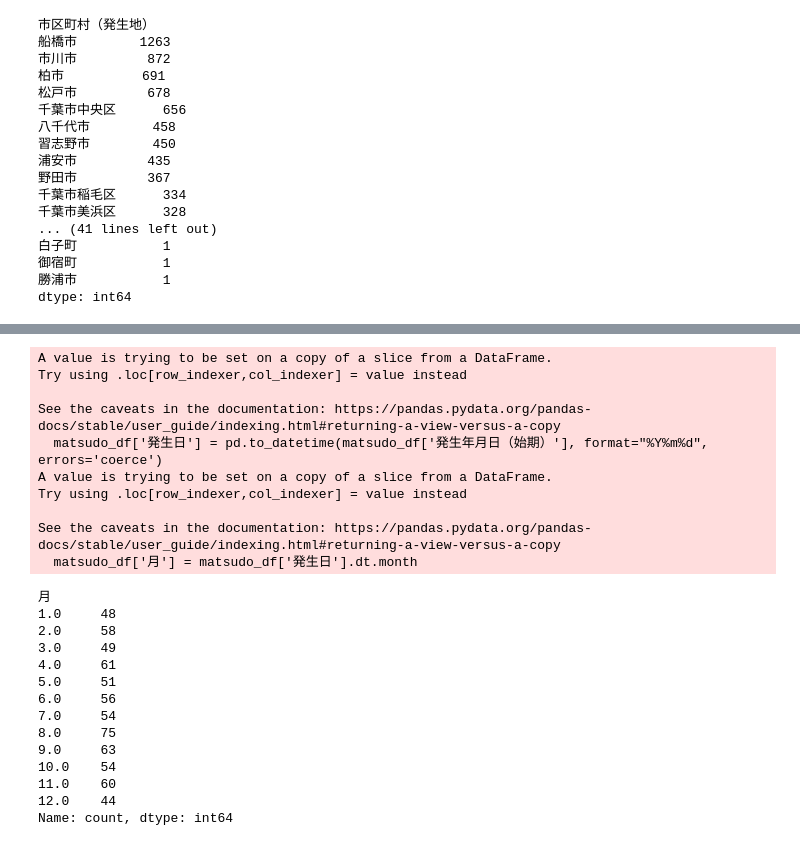
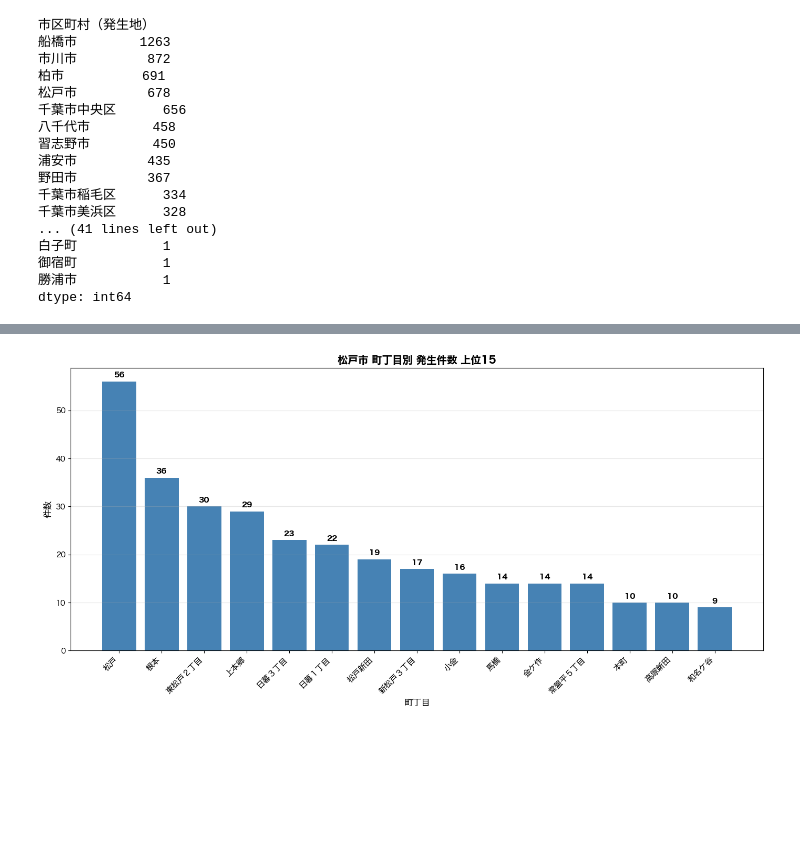
Before and after one commit to a250927s-create/me, a Jupyter notebook: week8/jitensha.ipynb, the cells around one changed output, grey strips where cells are left out. Drawn from its saved outputs; the diff is of its cells as text; code cells hidden in the pictures; blank space fills up the shorter version.

```diff
--- a/week8/jitensha.ipynb
+++ b/week8/jitensha.ipynb
@@ -1,5 +1,8 @@
 # %%
 import pandas as pd
+import matplotlib.pyplot as plt
+# fix japanese font issue for mac
+plt.rcParams['font.family'] = 'Hiragino Sans'
 
 df = pd.read_csv("jitensha.csv")
 df.head()
@@ -106,30 +67,37 @@ display(ranking.head(10))
-# %%
-# 松戸市の発生月別件数
-matsudo_df['発生日'] = pd.to_datetime(matsudo_df['発生年月日（始期）'], format="%Y%m%d", errors='coerce')
-matsudo_df['月'] = matsudo_df['発生日'].dt.month
-matsudo_df['月'].value_counts().sort_index()
-# %% [output]
-A value is trying to be set on a copy of a slice from a DataFrame.
-Try using .loc[row_indexer,col_indexer] = value instead
-
-See the caveats in the documentation: https://pandas.pydata.org/pandas-docs/stable/user_guide/indexing.html#returning-a-view-versus-a-copy
-  matsudo_df['発生日'] = pd.to_datetime(matsudo_df['発生年月日（始期）'], format="%Y%m%d", errors='coerce')
-A value is trying to be set on a copy of a slice from a DataFrame.
-Try using .loc[row_indexer,col_indexer] = value instead
-
-See the caveats in the documentation: https://pandas.pydata.org/pandas-docs/stable/user_guide/indexing.html#returning-a-view-versus-a-copy
-  matsudo_df['月'] = matsudo_df['発生日'].dt.month
-月
-1.0     48
-2.0     58
-3.0     49
-4.0     61
-5.0     51
-6.0     56
-7.0     54
-8.0     75
-9.0     63
-10.0    54
-11.0    60
-12.0    44
-Name: count, dtype: int64
+# %%
+import numpy as np
+
+# 松戸市の町丁目別ランキング（上位15）の棒グラフに町丁目名を表示
+top15 = town_ranking.head(15).copy()
+
+# ラベル取得（頑健に）
+if '町丁目' in top15.columns:
+    labels = top15['町丁目'].astype(str).values
+else:
+    obj_cols = top15.select_dtypes(include='object').columns
+    labels = (top15[obj_cols[0]].astype(str).values if len(obj_cols) > 0 else top15.index.astype(str).values)
+
+# 件数（数値列を自動検出）
+num_cols = top15.select_dtypes(include='number').columns
+heights = (top15[num_cols[0]].astype(int).values if len(num_cols) > 0 else top15.iloc[:, -1].astype(int).values)
+
+fig, ax = plt.subplots(figsize=(14, 7))
+x = np.arange(len(labels))
+bars = ax.bar(x, heights, color='steelblue')
+
+ax.set_xticks(x)
+ax.set_xticklabels(labels, rotation=45, ha='right', fontsize=11)
+ax.set_xlabel('町丁目', fontsize=12)
+ax.set_ylabel('件数', fontsize=12)
+ax.set_title('松戸市 町丁目別 発生件数 上位15', fontsize=14, fontweight='bold')
+ax.grid(axis='y', alpha=0.3)
+
+# 棒の上に件数を表示
+for bar in bars:
+    h = int(bar.get_height())
+    ax.text(bar.get_x() + bar.get_width() / 2, h + 0.5, h, ha='center', va='bottom', fontsize=10, fontweight='bold')
+
+plt.tight_layout()
+plt.show()
+# %% [output]
+[figure, added]
```
Also changed, not shown: parts of 5 cells of this notebook, 6 other files.
